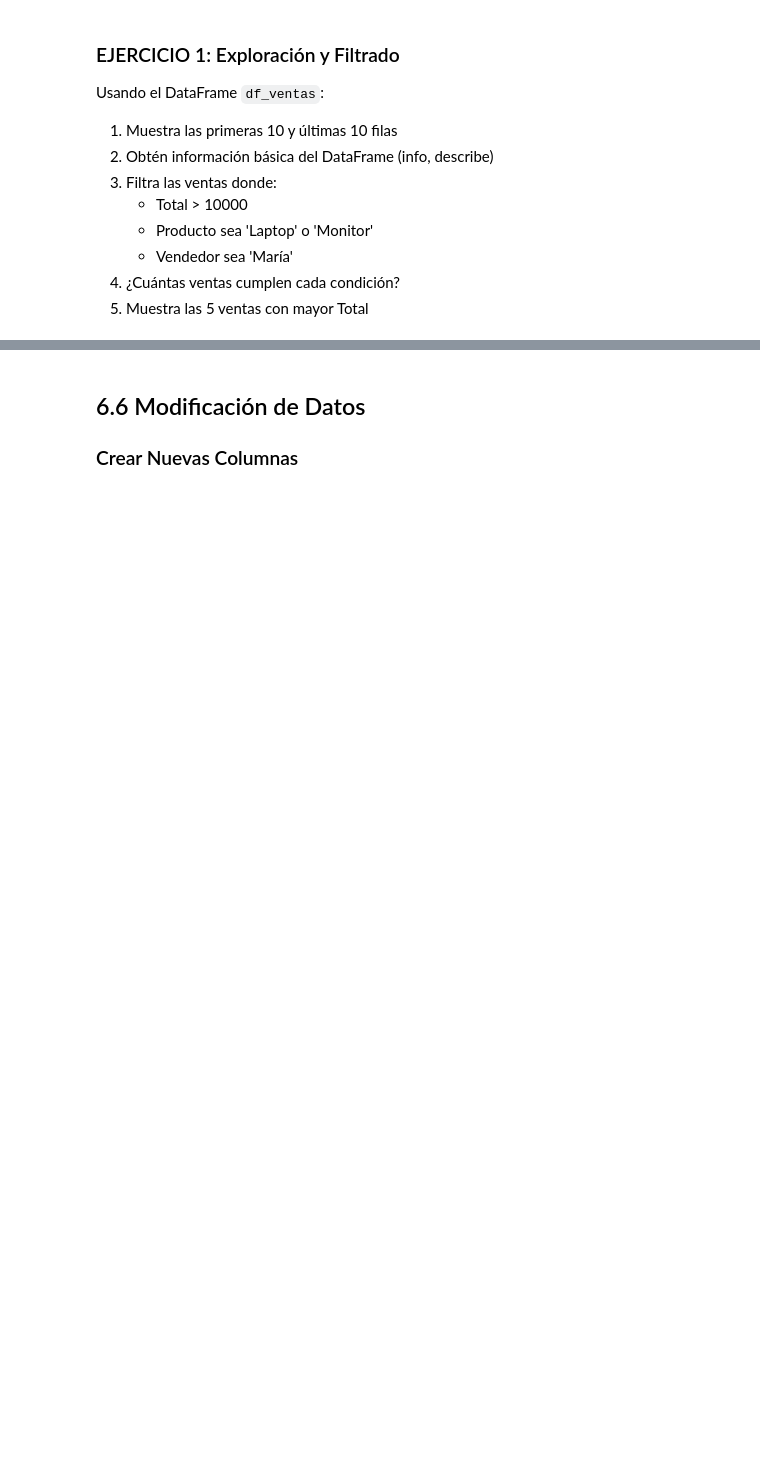
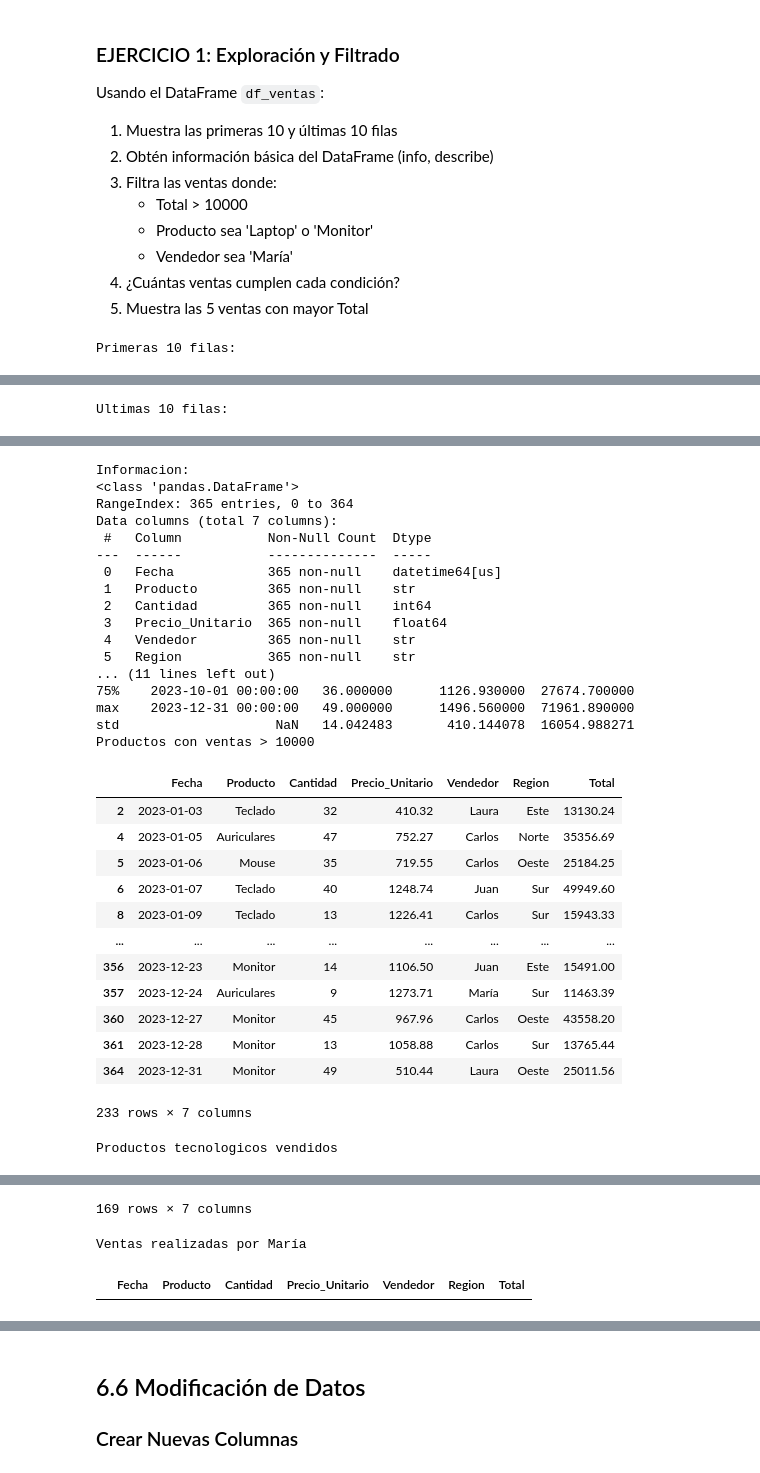
Before and after one commit to sergiozurron/ic-practica1, a Jupyter notebook: notebook_6_pandas.ipynb, the cells around one changed output, grey strips where cells are left out. Saved outputs shown, nothing was run; the diff lists cells and outputs as text; code cells hidden in the pictures; blank space fills up the shorter version.

```diff
--- a/notebook_6_pandas.ipynb
+++ b/notebook_6_pandas.ipynb
@@ -277,0 +468,44 @@ ventas_maria =
+# %%
+# TU CÓDIGO AQUÍ
+
+# 1. Primeras y últimas 10 filas
+primeras10 = df_ventas.head(10)
+print("Primeras 10 filas:")
+display(primeras10)
+
+ultimas10 = df_ventas.tail(10)
+print("Ultimas 10 filas:")
+display(ultimas10)
+
+# 2. Info y describe
+print("Informacion:")
+print(df_ventas.info())
+
+print("Estadisticas:")
+print(df_ventas.describe())
+
+# 3. Filtros
+ventas_altas = df_ventas[df_ventas['Total'] > 10000]
+ventas_tech = df_ventas[df_ventas['Producto'].isin(['Laptop', 'Monitor'])]
+ventas_maria = df_ventas[df_ventas['Vendedor'] == 'Maria']
+
+print("Productos con ventas > 10000")
+display(ventas_altas)
+
+print("Productos tecnologicos vendidos")
+display(ventas_tech)
+
+print("Ventas realizadas por María")
+display(ventas_maria)
+
+# 4. Contar
+print(f"Número de productos con ventas > 10000: {ventas_altas.count()}")
+print(f"Número de productos tecnológicos vendidos: {ventas_tech.count()}")
+print(f"Numero de ventas realizadas por María: {ventas_maria.count()}")
+
+# 5. Top 5 ventas
+print("Top 5 productos en ventas:")
+top_5_ventas = df_ventas.sort_values(by='Total', ascending=False).head(5)
+display(top_5_ventas)
+# %% [output]
+Primeras 10 filas:
@@ -277,0 +523 @@ ventas_maria =
+Ultimas 10 filas:
@@ -277,0 +535,31 @@ ventas_maria =
+Informacion:
+<class 'pandas.DataFrame'>
+RangeIndex: 365 entries, 0 to 364
+Data columns (total 7 columns):
+ #   Column           Non-Null Count  Dtype
+---  ------           --------------  -----
+ 0   Fecha            365 non-null    datetime64[us]
+ 1   Producto         365 non-null    str
+ 2   Cantidad         365 non-null    int64
+ 3   Precio_Unitario  365 non-null    float64
+ 4   Vendedor         365 non-null    str
+ 5   Region           365 non-null    str
+... (11 lines left out)
+75%    2023-10-01 00:00:00   36.000000      1126.930000  27674.700000
+max    2023-12-31 00:00:00   49.000000      1496.560000  71961.890000
+std                    NaN   14.042483       410.144078  16054.988271
+Productos con ventas > 10000
+|  | Fecha | Producto | Cantidad | Precio_Unitario | Vendedor | Region | Total |
+| 2 | 2023-01-03 | Teclado | 32 | 410.32 | Laura | Este | 13130.24 |
+| 4 | 2023-01-05 | Auriculares | 47 | 752.27 | Carlos | Norte | 35356.69 |
+| 5 | 2023-01-06 | Mouse | 35 | 719.55 | Carlos | Oeste | 25184.25 |
+| 6 | 2023-01-07 | Teclado | 40 | 1248.74 | Juan | Sur | 49949.60 |
+| 8 | 2023-01-09 | Teclado | 13 | 1226.41 | Carlos | Sur | 15943.33 |
+| ... | ... | ... | ... | ... | ... | ... | ... |
+| 356 | 2023-12-23 | Monitor | 14 | 1106.50 | Juan | Este | 15491.00 |
+| 357 | 2023-12-24 | Auriculares | 9 | 1273.71 | María | Sur | 11463.39 |
+| 360 | 2023-12-27 | Monitor | 45 | 967.96 | Carlos | Oeste | 43558.20 |
+| 361 | 2023-12-28 | Monitor | 13 | 1058.88 | Carlos | Sur | 13765.44 |
+| 364 | 2023-12-31 | Monitor | 49 | 510.44 | Laura | Oeste | 25011.56 |
+233 rows × 7 columns
+Productos tecnologicos vendidos
@@ -277,0 +578,3 @@ ventas_maria =
+169 rows × 7 columns
+Ventas realizadas por María
+|  | Fecha | Producto | Cantidad | Precio_Unitario | Vendedor | Region | Total |
```
Also changed, not shown: parts of 32 cells of this notebook, 1 other file.
